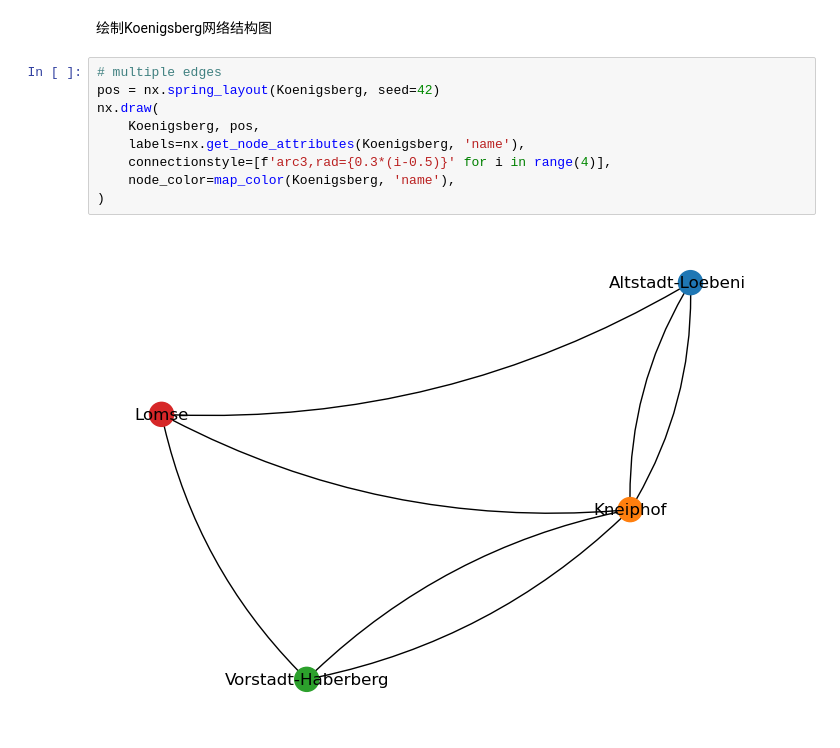
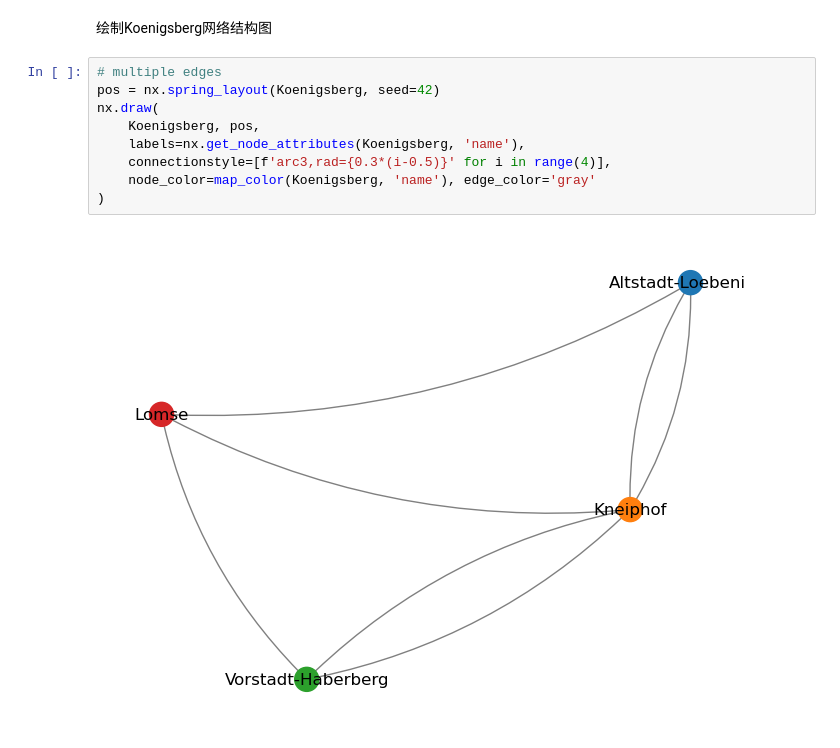
Before and after one commit to z-my-cn/NSDA, a Jupyter notebook: Code/Python/Ch01.ipynb, the cells around one changed output. Drawn from its saved outputs; the diff is of its cells as text.

```diff
--- a/Code/Python/Ch01.ipynb
+++ b/Code/Python/Ch01.ipynb
@@ -57,11 +57,11 @@ Edge list:
 # %%
 # multiple edges
 pos = nx.spring_layout(Koenigsberg, seed=42)
 nx.draw(
     Koenigsberg, pos,
     labels=nx.get_node_attributes(Koenigsberg, 'name'),
     connectionstyle=[f'arc3,rad={0.3*(i-0.5)}' for i in range(4)],
-    node_color=map_color(Koenigsberg, 'name'),
+    node_color=map_color(Koenigsberg, 'name'), edge_color='gray'
 )
 # %% [output]
-[figure, old version]
+[figure, new version]
```
Also changed, not shown: parts of 2 cells of this notebook.
